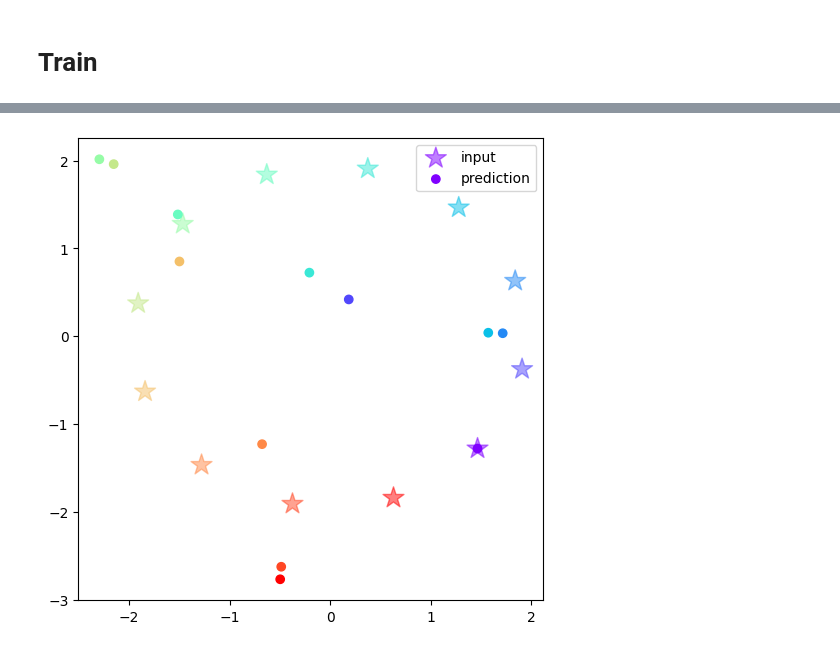
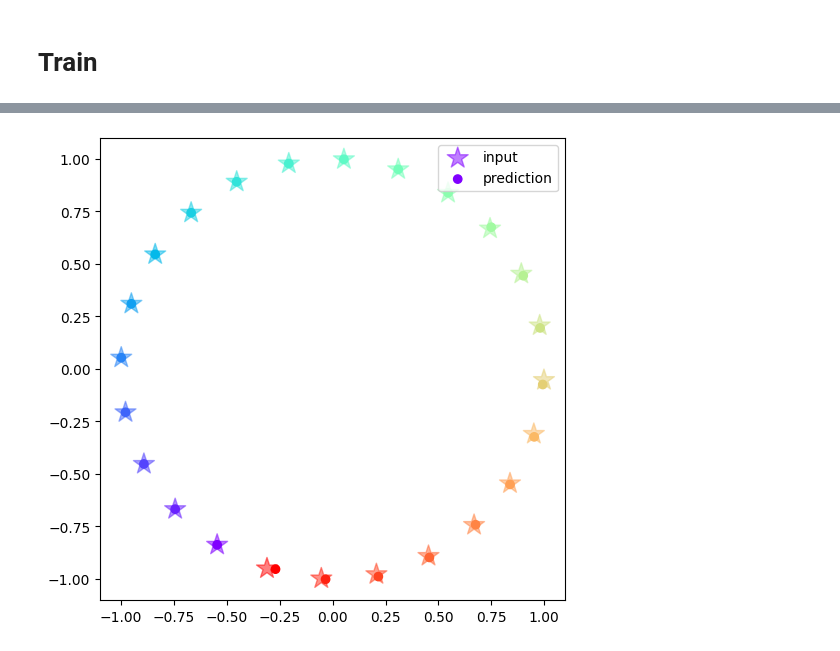
Before and after one commit to pyretttt/mosquitto, a Jupyter notebook: ml/transformers.ipynb, the cells around one changed output, grey strips where cells are left out. Cells and saved outputs as stored; diff of their text form; code cells hidden in the pictures.

Commit message:
transformer

```diff
--- a/ml/transformers.ipynb
+++ b/ml/transformers.ipynb
@@ -75,17 +119,17 @@ plot_circle(X_train[7], y_train[7])
 cfg = Config(
     input_size=2,
     attn_d_k=32,
-    transformer_proj_dim=32,
+    transformer_proj_dim=64,
     dropout=0.2,
-    nlayers=8,
+    nlayers=2,
     is_self_attn=False,
     max_seq_len=TARGET_SEQ_LEN + SOURCE_SEQ_LEN,
-    nheads=2
+    nheads=2,
+    pre_layer_norm=True
 )
 
 def attn_factory(config: Config):
     return Attention(
-        input_size=config.input_size,
         d_k=config.attn_d_k,
         # nheads=config.nheads,
         is_self_attn=config.is_self_attn,
@@ -172,12 +226,20 @@ Test loss at epoch (14):  1.3118068
+# %%
+def predict(model, n_tokens, inputs):
+    model.eval()
+    with torch.no_grad():
+        input_len = inputs.size(-2)
+        for i in range(n_tokens):
+            inputs = torch.cat((inputs, model.predict(inputs)), dim=-2)
+        return inputs[:, input_len:, :]
 # %%
 decoder.eval()
 x_sample, y_sample = test_dataset[np.random.randint(0, TEST_SIZE)]
-predictions = decoder.forward(x_sample.unsqueeze(0))[0]
+predictions = predict(decoder, TARGET_SEQ_LEN, x_sample.unsqueeze(0)[:, :SOURCE_SEQ_LEN, :])
 labels = torch.cat((x_sample, y_sample[-1:]))
 
 plot_circle(
     input=labels.detach().numpy()[0:],
-    prediction=torch.cat((labels[0:1, :], predictions)).detach().numpy()[0:],
+    prediction=torch.cat((labels[0:SOURCE_SEQ_LEN, :], predictions[0])).detach().numpy()[0:],
 )
 # %% [output]
-[figure, old version]
+[figure, new version]
```
Also changed, not shown: parts of 5 cells of this notebook, 4 other files.
